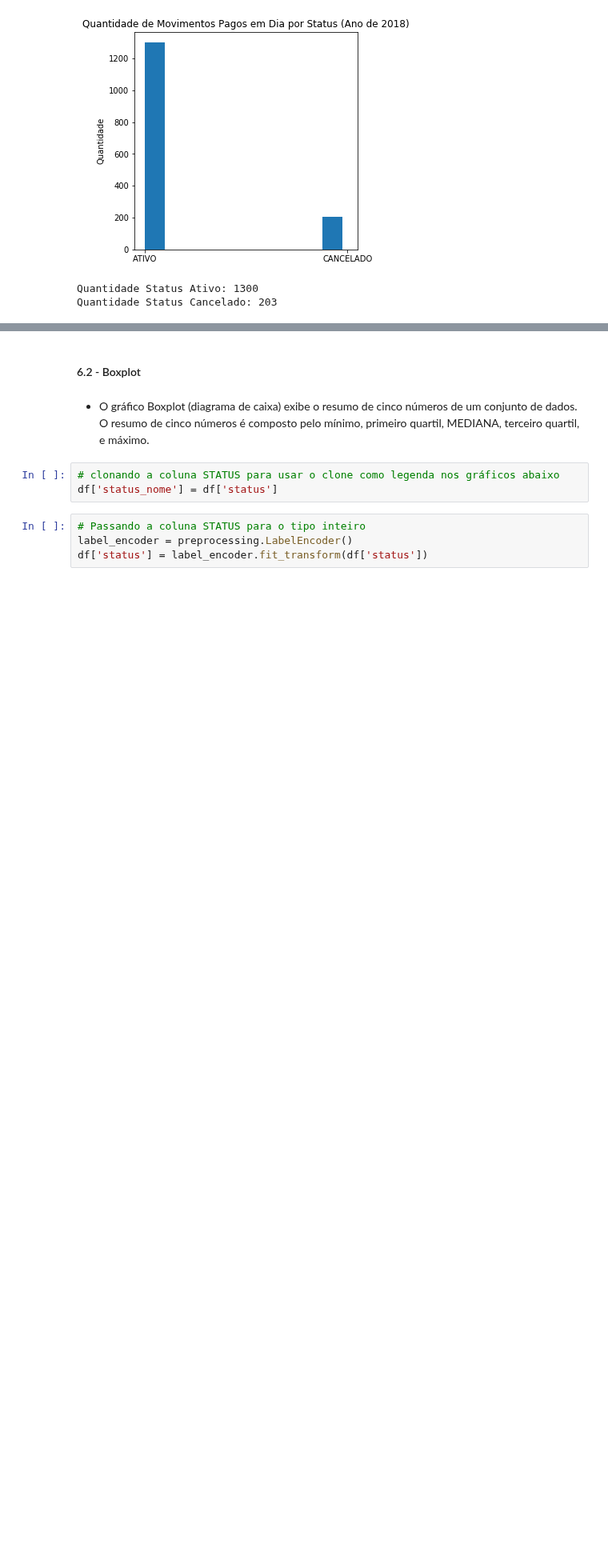
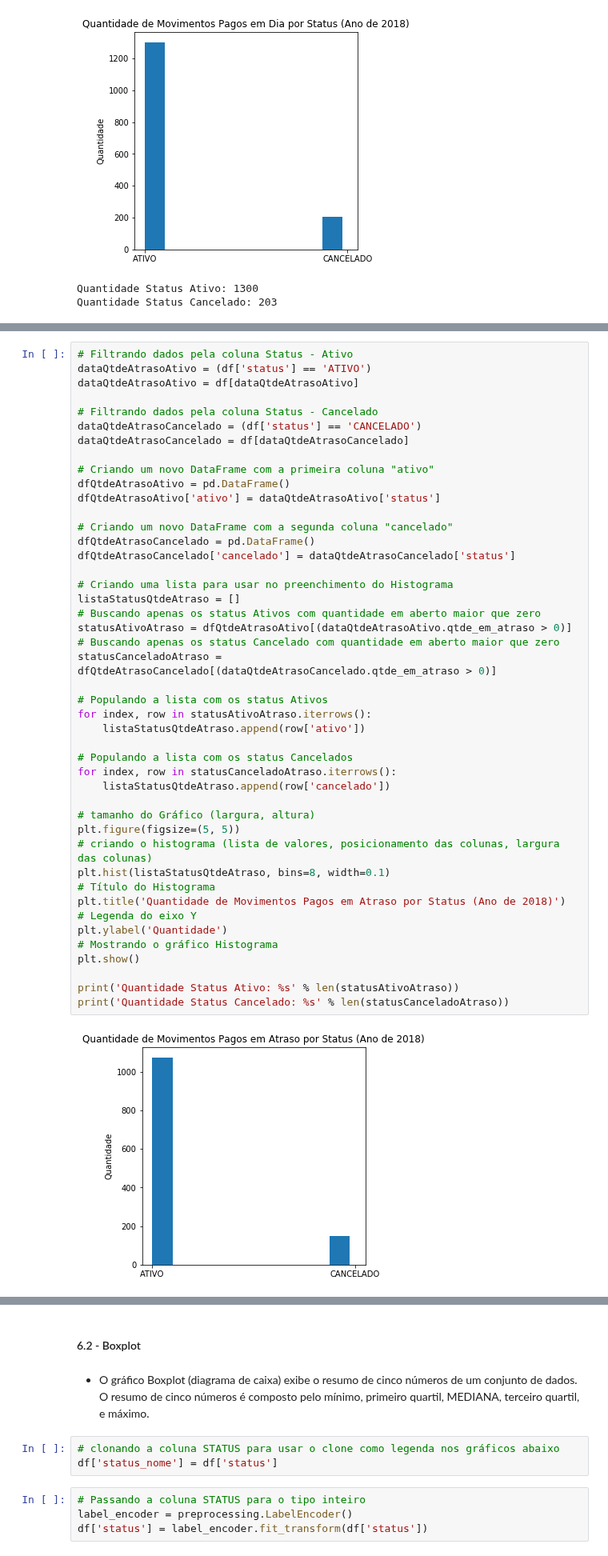
Before and after one commit to UesleiJf/projeto-preditivo, a Jupyter notebook: Projeto/Etapa-01/ANÁLISE ESTATÍSTICA DESCRITIVA.ipynb, the cells around one changed output, grey strips where cells are left out. Shown at 80% size. Drawn from its saved outputs; the diff is of its cells as text; blank space fills up the shorter version.

Commit message:
- Deleting the Pie Chart qtde_em_atraso by Status and added Histogram qtde_em_atraso

```diff
--- a/Projeto/Etapa-01/ANÁLISE ESTATÍSTICA DESCRITIVA.ipynb
+++ b/Projeto/Etapa-01/ANÁLISE ESTATÍSTICA DESCRITIVA.ipynb
@@ -409,0 +372,47 @@ Destaca-se nesse gráfico, a porcentagem de movimentos pagos em atravo pelo stat
+# %%
+# Filtrando dados pela coluna Status - Ativo
+dataQtdeAtrasoAtivo = (df['status'] == 'ATIVO')
+dataQtdeAtrasoAtivo = df[dataQtdeAtrasoAtivo]
+
+# Filtrando dados pela coluna Status - Cancelado
+dataQtdeAtrasoCancelado = (df['status'] == 'CANCELADO')
+dataQtdeAtrasoCancelado = df[dataQtdeAtrasoCancelado]
+
+# Criando um novo DataFrame com a primeira coluna "ativo"
+dfQtdeAtrasoAtivo = pd.DataFrame()
+dfQtdeAtrasoAtivo['ativo'] = dataQtdeAtrasoAtivo['status']
+
+# Criando um novo DataFrame com a segunda coluna "cancelado"
+dfQtdeAtrasoCancelado = pd.DataFrame()
+dfQtdeAtrasoCancelado['cancelado'] = dataQtdeAtrasoCancelado['status']
+
+# Criando uma lista para usar no preenchimento do Histograma
+listaStatusQtdeAtraso = []
+# Buscando apenas os status Ativos com quantidade em aberto maior que zero
+statusAtivoAtraso = dfQtdeAtrasoAtivo[(dataQtdeAtrasoAtivo.qtde_em_atraso > 0)]
+# Buscando apenas os status Cancelado com quantidade em aberto maior que zero
+statusCanceladoAtraso = dfQtdeAtrasoCancelado[(dataQtdeAtrasoCancelado.qtde_em_atraso > 0)]
+
+# Populando a lista com os status Ativos
+for index, row in statusAtivoAtraso.iterrows():
+    listaStatusQtdeAtraso.append(row['ativo'])
+
+# Populando a lista com os status Cancelados
+for index, row in statusCanceladoAtraso.iterrows():
+    listaStatusQtdeAtraso.append(row['cancelado'])
+
+# tamanho do Gráfico (largura, altura)
+plt.figure(figsize=(5, 5))
+# criando o histograma (lista de valores, posicionamento das colunas, largura das colunas)
+plt.hist(listaStatusQtdeAtraso, bins=8, width=0.1)
+# Título do Histograma
+plt.title('Quantidade de Movimentos Pagos em Atraso por Status (Ano de 2018)')
+# Legenda do eixo Y
+plt.ylabel('Quantidade')
+# Mostrando o gráfico Histograma
+plt.show()
+
+print('Quantidade Status Ativo: %s' % len(statusAtivoAtraso))
+print('Quantidade Status Cancelado: %s' % len(statusCanceladoAtraso))
+# %% [output]
+[figure, added]
```
Also changed, not shown: parts of 5 cells of this notebook.
